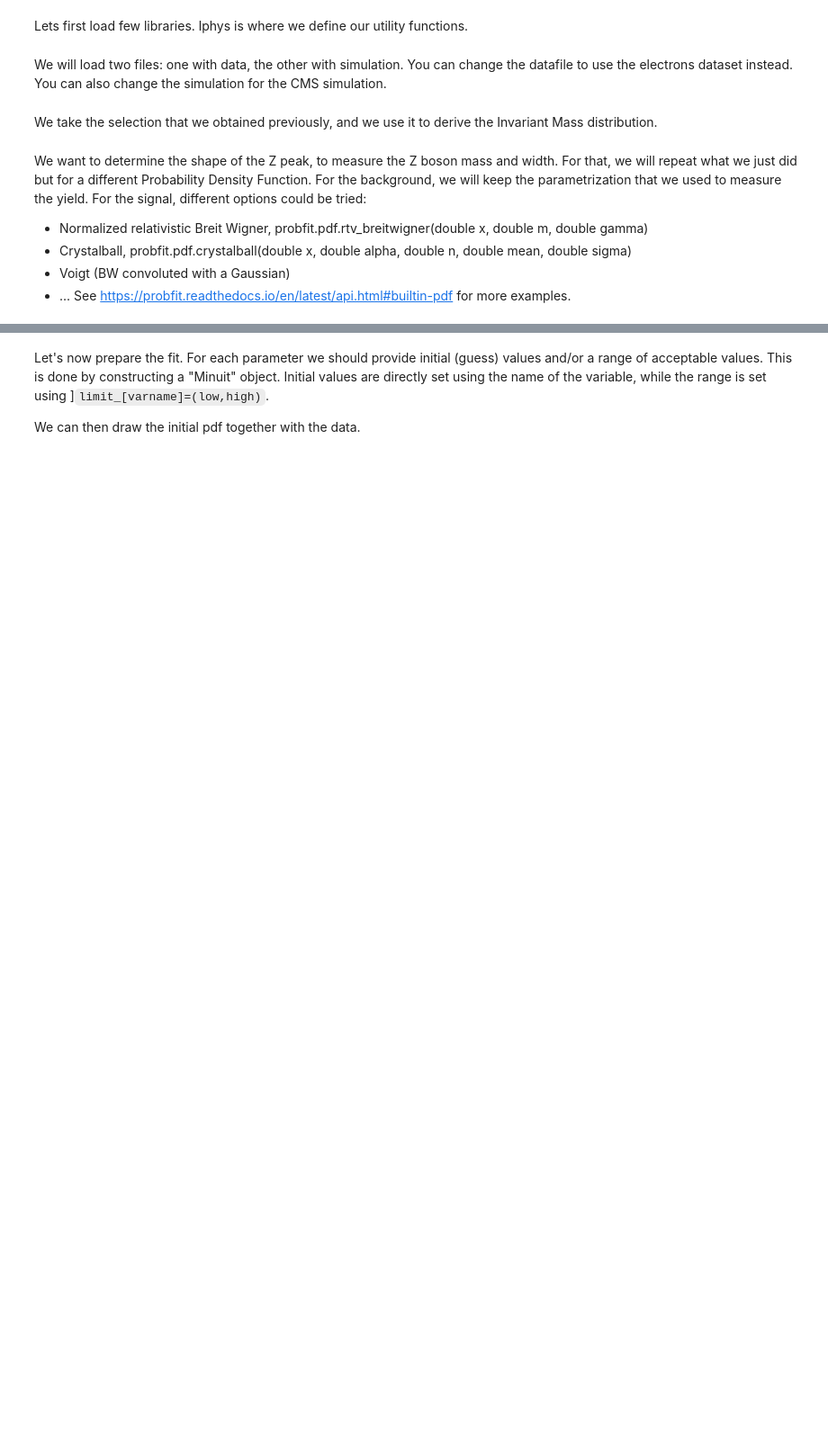
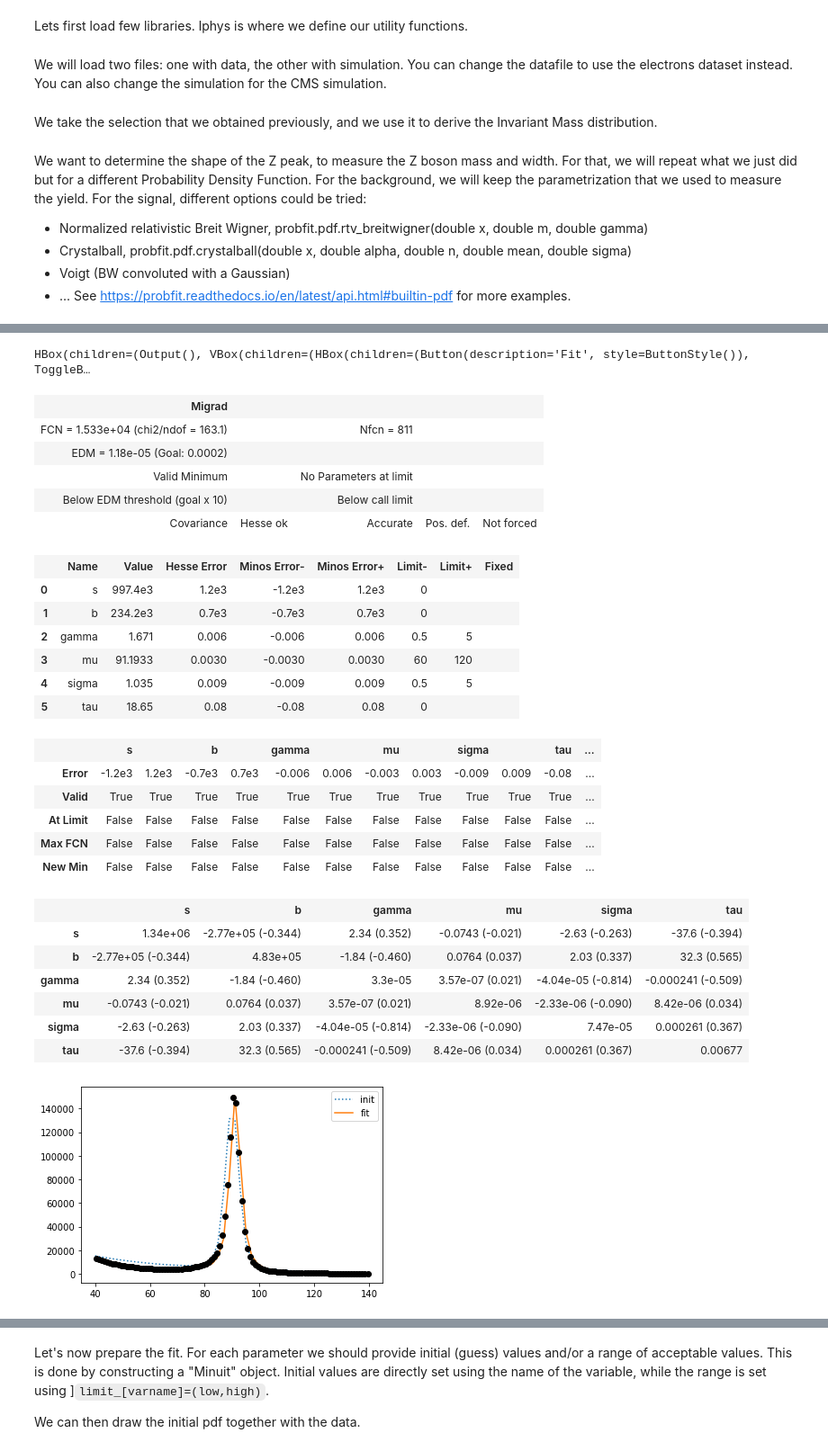
Before and after one commit to delaere/LPHY2131, a Jupyter notebook: analysis/labo2/Zlineshape.ipynb, the cells around one changed output, grey strips where cells are left out. Shown at 90% size. Cells and saved outputs as stored; diff of their text form; code cells hidden in the pictures; blank space fills up the shorter version.

```diff
--- a/analysis/labo2/Zlineshape.ipynb
+++ b/analysis/labo2/Zlineshape.ipynb
@@ -89,0 +134,69 @@ The parameters of the fit function are: ['m', 'gamma', 'sigma', 'Ns', 'b', 'Nb']
+# %%
+def density(x, s, b, gamma,mu, sigma, tau):
+    return s + b, (s * voigt.pdf(x, gamma, mu, sigma) +
+        b * truncexpon.pdf(x, *xlim, 0, tau))
+
+def integral(x, s, b, gamma,mu, sigma, tau):
+    return density(x,s,b,gamma,mu,sigma,tau)[1].cumsum()
+
+c = cost.ExtendedBinnedNLL(n, xe, integral)
+m = Minuit(c, s=1E6, b=0.5E6, gamma=1, mu=90, sigma=2, tau=35)
+m.limits["s", "b", "tau"] = (0, None)
+m.limits["gamma","sigma"] = (0.5,5)
+m.limits["mu"] = (60,120)
+
+# Visualize signal and background components with different colors
+class Plotter:
+    def __init__(self, cost):
+        self.cost = cost
+
+    def __call__(self, args):
+        xe = self.cost.xe
+        n = self.cost.data
+        cx = 0.5 * (xe[1:] + xe[:-1])
+        plt.errorbar(cx, n, n ** 0.5, fmt="ok")
+        sm = np.diff(self.cost.scaled_cdf(xe, args[0], 0, args[2], args[3], args[4], 0))
+        bm = np.diff(self.cost.scaled_cdf(xe, 0, args[1], 0, 0, 0, args[5]))
+        plt.stairs(bm, xe, fill=True, color="C1")
+        plt.stairs(bm + sm, xe, baseline = bm, fill=True, color="C0")
+        plt.yscale('log')
+
+m.interactive(Plotter(c))
+# %% [output]
+HBox(children=(Output(), VBox(children=(HBox(children=(Button(description='Fit', style=ButtonStyle()), ToggleB…
+# %%
+plt.errorbar(cx, n, n ** 0.5, fmt="ok")
+xm = np.linspace(*xlim)
+plt.plot(xm, density(xm, *[p.value for p in m.init_params])[1] * dx[0],
+         ls=":", label="init")
+plt.plot(xm, density(xm, *m.values)[1] * dx[0], label="fit")
+plt.legend();
+m.minos()
+# %% [output]
+| Migrad |  |  |  |  |
+| FCN = 1.533e+04 (chi2/ndof = 163.1) |  | Nfcn = 811 |  |  |
+| EDM = 1.18e-05 (Goal: 0.0002) |  |  |  |  |
+| Valid Minimum |  | No Parameters at limit |  |  |
+| Below EDM threshold (goal x 10) |  | Below call limit |  |  |
+| Covariance | Hesse ok | Accurate | Pos. def. | Not forced |
+|  | Name | Value | Hesse Error | Minos Error- | Minos Error+ | Limit- | Limit+ | Fixed |
+| 0 | s | 997.4e3 | 1.2e3 | -1.2e3 | 1.2e3 | 0 |  |  |
+| 1 | b | 234.2e3 | 0.7e3 | -0.7e3 | 0.7e3 | 0 |  |  |
+| 2 | gamma | 1.671 | 0.006 | -0.006 | 0.006 | 0.5 | 5 |  |
+| 3 | mu | 91.1933 | 0.0030 | -0.0030 | 0.0030 | 60 | 120 |  |
+| 4 | sigma | 1.035 | 0.009 | -0.009 | 0.009 | 0.5 | 5 |  |
+| 5 | tau | 18.65 | 0.08 | -0.08 | 0.08 | 0 |  |  |
+|  | s |  | b |  | gamma |  | mu |  | sigma |  | tau | ... |
+| Error | -1.2e3 | 1.2e3 | -0.7e3 | 0.7e3 | -0.006 | 0.006 | -0.003 | 0.003 | -0.009 | 0.009 | -0.08 | ... |
+| Valid | True | True | True | True | True | True | True | True | True | True | True | ... |
+| At Limit | False | False | False | False | False | False | False | False | False | False | False | ... |
+| Max FCN | False | False | False | False | False | False | False | False | False | False | False | ... |
+| New Min | False | False | False | False | False | False | False | False | False | False | False | ... |
+|  | s | b | gamma | mu | sigma | tau |
+| s | 1.34e+06 | -2.77e+05 (-0.344) | 2.34 (0.352) | -0.0743 (-0.021) | -2.63 (-0.263) | -37.6 (-0.394) |
+| b | -2.77e+05 (-0.344) | 4.83e+05 | -1.84 (-0.460) | 0.0764 (0.037) | 2.03 (0.337) | 32.3 (0.565) |
+| gamma | 2.34 (0.352) | -1.84 (-0.460) | 3.3e-05 | 3.57e-07 (0.021) | -4.04e-05 (-0.814) | -0.000241 (-0.509) |
+| mu | -0.0743 (-0.021) | 0.0764 (0.037) | 3.57e-07 (0.021) | 8.92e-06 | -2.33e-06 (-0.090) | 8.42e-06 (0.034) |
+| sigma | -2.63 (-0.263) | 2.03 (0.337) | -4.04e-05 (-0.814) | -2.33e-06 (-0.090) | 7.47e-05 | 0.000261 (0.367) |
+| tau | -37.6 (-0.394) | 32.3 (0.565) | -0.000241 (-0.509) | 8.42e-06 (0.034) | 0.000261 (0.367) | 0.00677 |
+[figure, added]
```
Also changed, not shown: parts of 18 cells of this notebook, 1 other file.
